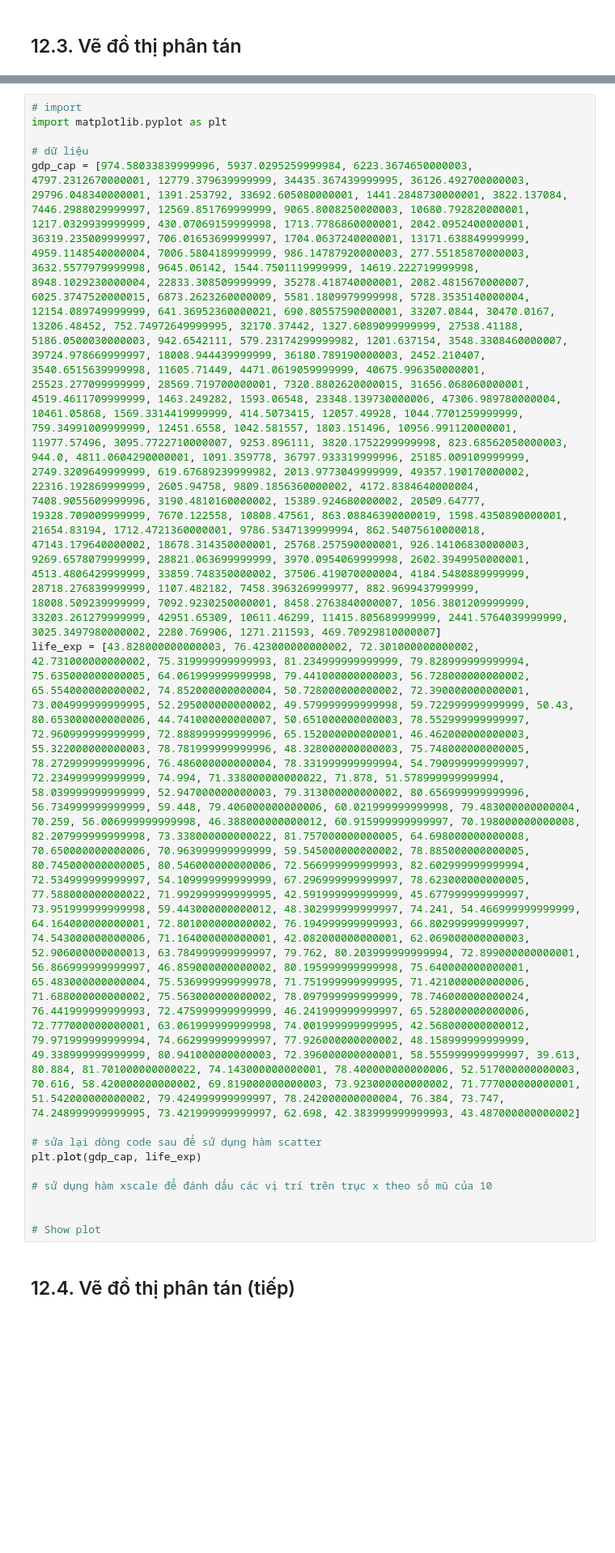
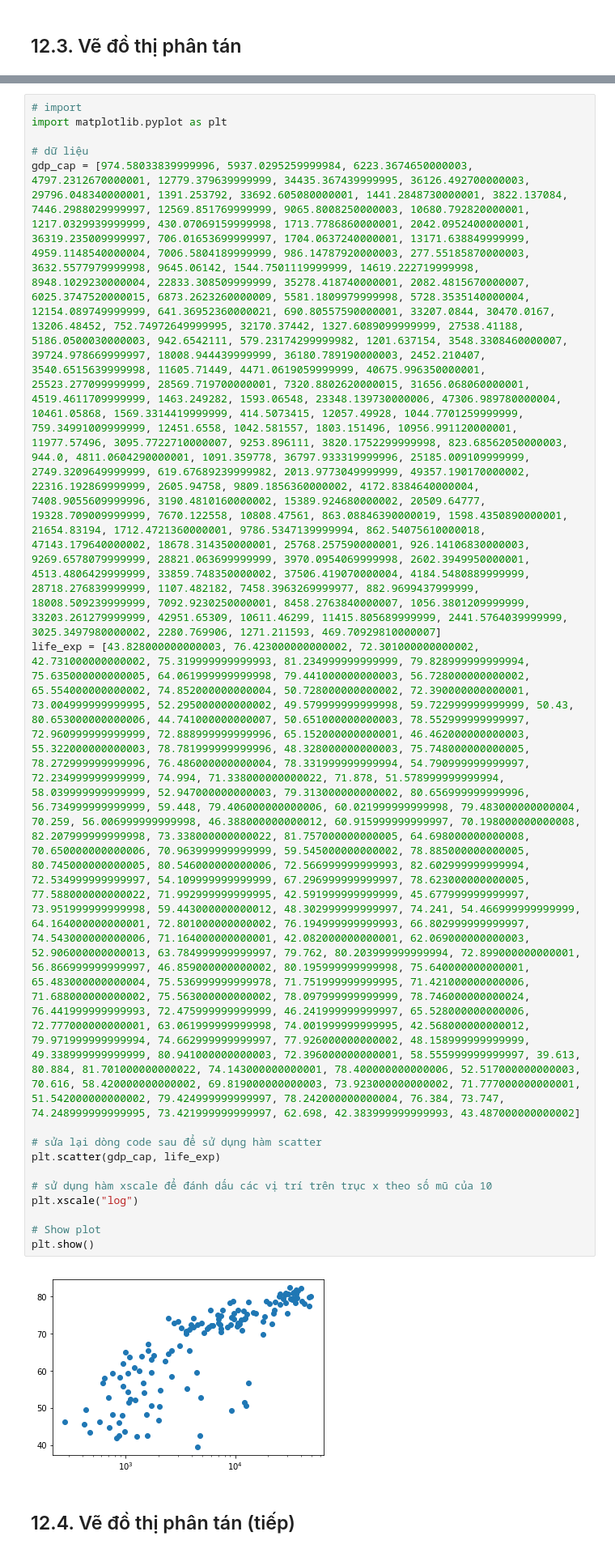
Before and after one commit to nnphuc/Machine-Learning, a Jupyter notebook: week 1/Bài tập.ipynb, the cells around one changed output, grey strips where cells are left out. Shown at 81% size. Drawn from its saved outputs; the diff is of its cells as text; blank space fills up the shorter version.

```diff
--- a/week 1/Bài tập.ipynb
+++ b/week 1/Bài tập.ipynb
@@ -1589,11 +1630,14 @@ life_exp = [43.828000000000003, 76.423000000000002, 72.301000000000002, 42.73100
 
 # sửa lại dòng code sau để sử dụng hàm scatter
-plt.plot(gdp_cap, life_exp)
+plt.scatter(gdp_cap, life_exp)
 
 # sử dụng hàm xscale để đánh dấu các vị trí trên trục x theo số mũ của 10
-
+plt.xscale("log")
 
 # Show plot
+plt.show()
+# %% [output]
+[figure, added]
 # %% [markdown]
 ## 12.4. Vẽ đồ thị phân tán (tiếp)
 # %% [markdown]
```
Also changed, not shown: parts of 26 cells of this notebook, 1 other file.
